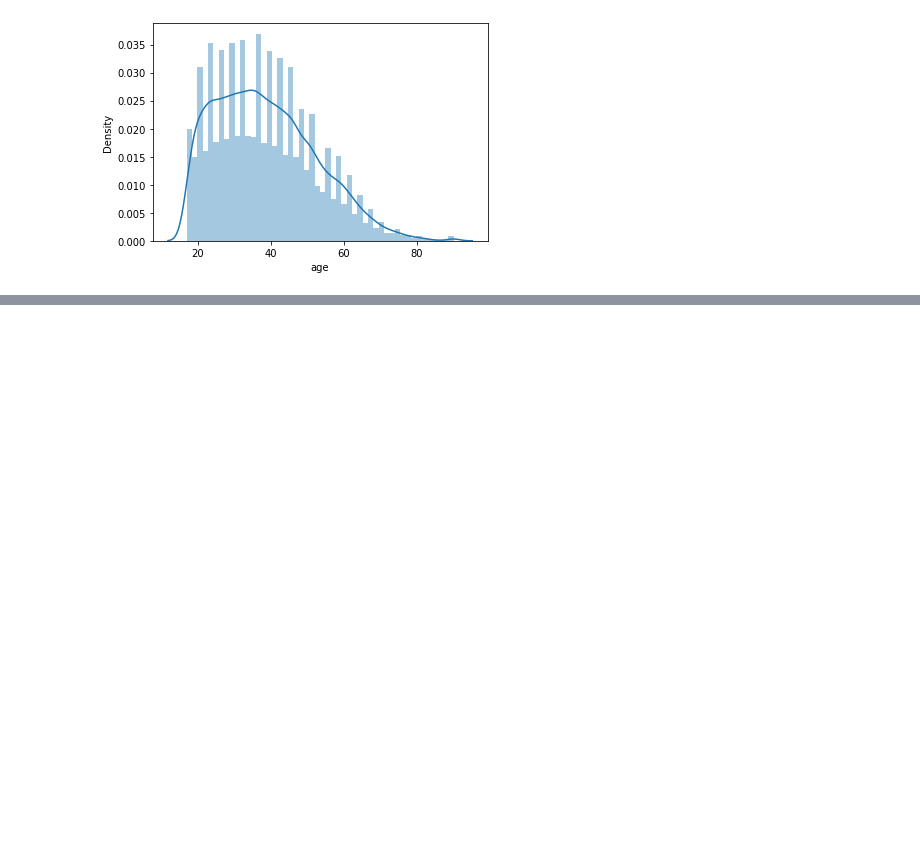
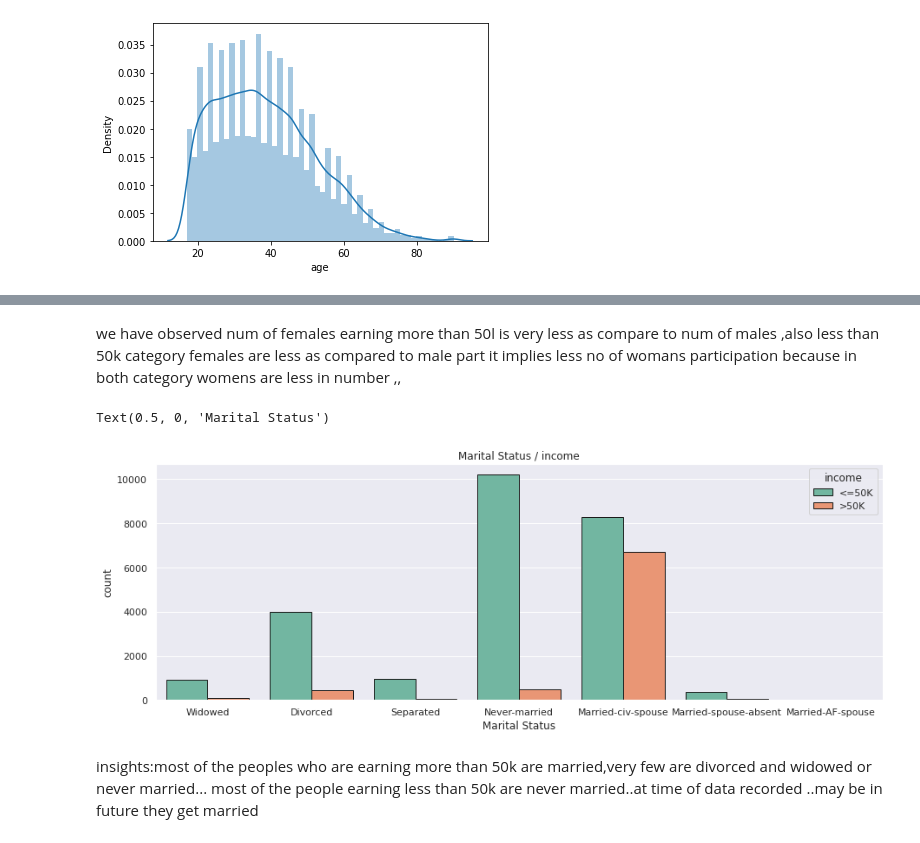
Before and after one commit to AmbaliAnjane/DataScientist-Analyst_projects, a Jupyter notebook: uci_census_data.ipynb, the cells around one changed output, grey strips where cells are left out. Drawn from its saved outputs; the diff is of its cells as text; code cells hidden in the pictures; blank space fills up the shorter version.

```diff
--- a/uci_census_data.ipynb
+++ b/uci_census_data.ipynb
@@ -120,0 +128,15 @@ sns.distplot(dataset['age'],kde=True) #univariat analysis
+# %% [markdown]
+we have observed num of females earning more than 50l is very less as compare to num of males ,also less than 50k category females are less as compared to male part
+it implies less no of womans participation
+because in both category womens are less in number ,,
+# %%
+plt.figure(figsize=(15,5))
+ax=sns.countplot(dataset['marital.status'], hue=dataset['income'],edgecolor='k',palette='Set2')
+ax.set_title('Marital Status / income')
+ax.set_xlabel('Marital Status')
+# %% [output]
+Text(0.5, 0, 'Marital Status')
+[figure, added]
+# %% [markdown]
+insights:most of the peoples who are earning more than 50k are married,very few are divorced and widowed or never married...
+most of the people earning less than 50k are never married..at time of data recorded ..may be in future they get married
```
Also changed, not shown: parts of 19 cells of this notebook.
